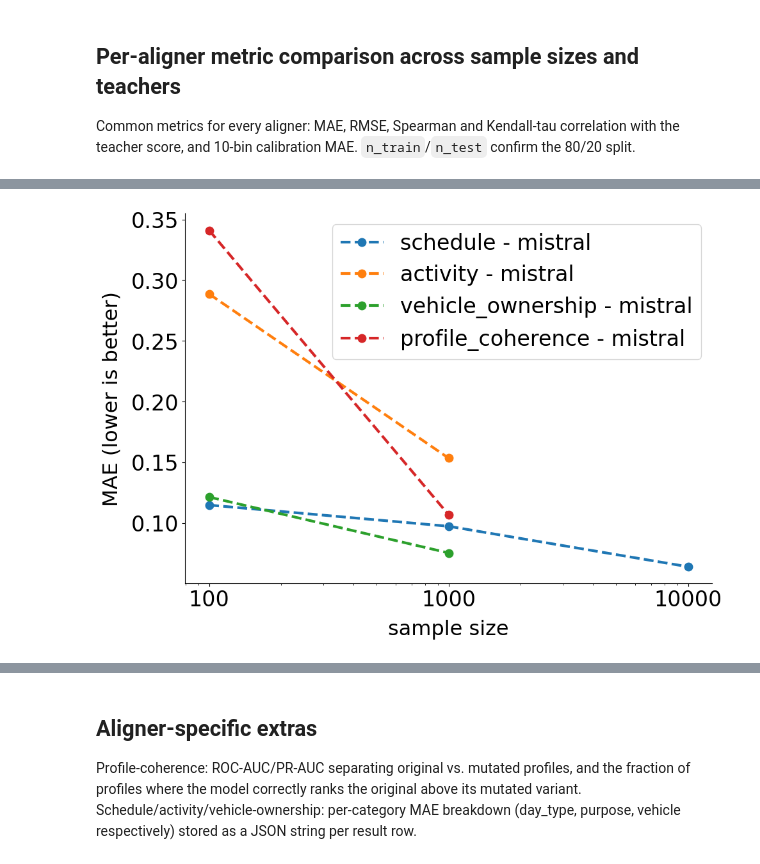
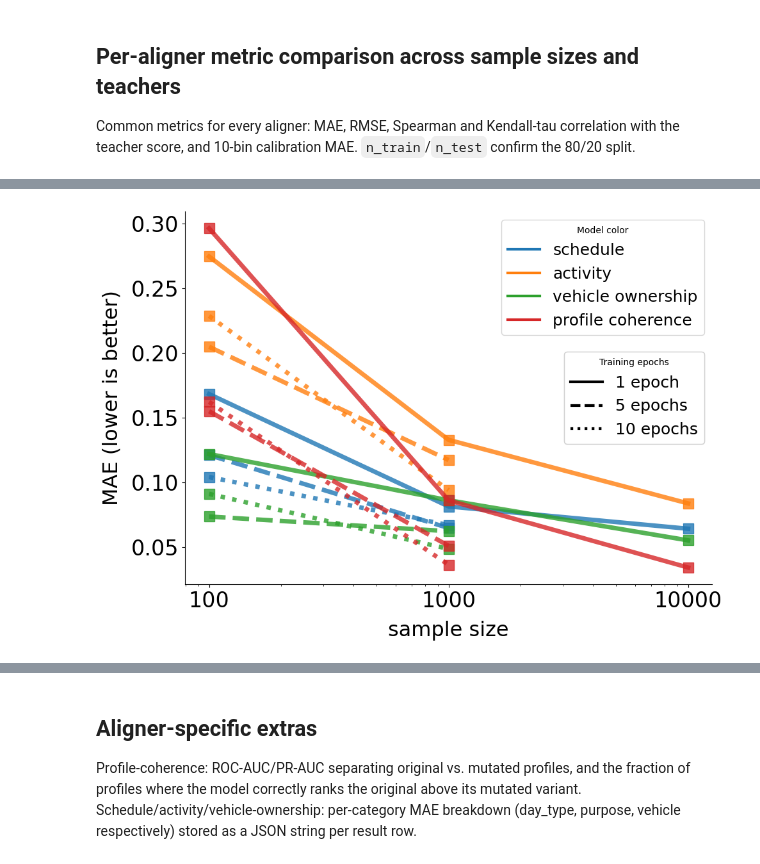
Before and after one commit to gefgu/citybehavex, a Jupyter notebook: notebooks/06_cross_reranker_evaluation/02_multi_aligner_sample_size_comparison.ipynb, the cells around one changed output, grey strips where cells are left out. Drawn from its saved outputs; the diff is of its cells as text; code cells hidden in the pictures.

Commit message:
Add CUDA epoch sweep and update evaluation notebook

```diff
--- a/notebooks/06_cross_reranker_evaluation/02_multi_aligner_sample_size_comparison.ipynb
+++ b/notebooks/06_cross_reranker_evaluation/02_multi_aligner_sample_size_comparison.ipynb
@@ -29,12 +30,14 @@ if not (repo_root / 'pyproject.toml').exists():
 
 DATA_ROOT = repo_root / 'data/eval/cross_encoders'
 RESULTS_PATH = DATA_ROOT / 'results.parquet'
+EPOCH_SWEEP_PATH = DATA_ROOT / 'epoch_sweep_mistral.parquet'
 OUTPUT_DIR = repo_root / 'notebooks/06_cross_reranker_evaluation/outputs/multi_aligner'
 OUTPUT_DIR.mkdir(parents=True, exist_ok=True)
 
 ALIGNERS = ['schedule', 'activity', 'vehicle_ownership', 'profile_coherence']
 SAMPLE_SIZES = [100, 1000, 10000]
 TEACHERS = ['qwen', 'mistral']
+PLOT_EPOCHS = [1, 5, 10]
 # %% [markdown]
 ## Coverage: which (aligner, teacher, sample_size) combos are done
 # %%
@@ -107,7 +126,7 @@ def aligner_table(aligner):
         print(f'No results yet for {aligner}.')
         return None
     table = (
-        subset.set_index(['sample_size', 'teacher'])[METRIC_COLS]
+        subset.set_index(['sample_size', 'teacher', 'epochs'])[METRIC_COLS]
         .sort_index()
     )
     return table
@@ -146,61 +224,58 @@ for aligner in ALIGNERS:
 # %%
+from matplotlib.lines import Line2D
+
+MODEL_COLORS = dict(zip(ALIGNERS, plt.rcParams['axes.prop_cycle'].by_key()['color']))
+TEACHER_MARKERS = dict(zip(TEACHERS, ['o', 's']))
+EPOCH_STYLES = {1: '-', 5: '--', 10: ':'}
+
 def plot_metric_vs_size(metric, ylabel):
-    # Create a single figure and axes (slightly larger base figure can help accommodate bigger text)
     fig, ax = plt.subplots(figsize=(10, 7))
-
-    # Grab the default matplotlib color palette
-    colors = plt.rcParams['axes.prop_cycle'].by_key()['color']
-    linestyles = ['-', '--', '-.', ':']
-
-    for i, aligner in enumerate(ALIGNERS):
-        color = colors[i % len(colors)]
+    for aligner in ALIGNERS:
         subset = results[results['aligner'] == aligner]
-
-        for j, teacher in enumerate(TEACHERS):
-            teacher_rows = subset[subset['teacher'] == teacher].sort_values('sample_size')
-            if teacher_rows.empty:
-                continue
-
-            linestyle = linestyles[j % len(linestyles)]
-
-            # Combine aligner and teacher in the label for clarity
-            label = f"{aligner} - {teacher}"
-
-            ax.plot(
-                teacher_rows['sample_size'],
-                teacher_rows[metric],
-                marker='o',
-                color=color,
-                linestyle=linestyle,
-                label=label,
-                linewidth=3,       # Make the lines thicker
-                markersize=9       # Make the markers bigger
-            )
+        for teacher in TEACHERS:
+            for epochs in PLOT_EPOCHS:
+                rows = subset[(subset['teacher'] == teacher) & (subset['epochs'] == epochs)]
+                rows = rows.sort_values('sample_size')
+                if rows.empty:
+                    continue
+                ax.plot(
+                    rows['sample_size'], rows[metric], marker=TEACHER_MARKERS[teacher],
+                    color=MODEL_COLORS[aligner], linestyle=EPOCH_STYLES[epochs],
+                    linewidth=5, markersize=12, alpha=0.8
+                )
 
     ax.set_xscale('log')
     ax.set_xticks(SAMPLE_SIZES)
     ax.set_xticklabels(SAMPLE_SIZES)
-
-    # Make axis labels bigger
     ax.set_ylabel(ylabel, fontsize=23, labelpad=10)
     ax.set_xlabel('sample size', fontsize=23, labelpad=10)
-
-    # Make tick labels bigger
     ax.tick_params(axis='both', which='major', labelsize=24)
-
-    # Remove the top and right borders (spines)
     ax.spines['top'].set_visible(False)
     ax.spines['right'].set_visible(False)
-
-    # Make the legend bigger
-    ax.legend(loc='best', fontsize=24)
-
+    color_handles = [
+        Line2D([0], [0], color=MODEL_COLORS[aligner], lw=3, label=aligner.replace('_', ' '))
+        for aligner in ALIGNERS
+    ]
+    epoch_handles = [
+        Line2D([0], [0], color='black', lw=3, linestyle=EPOCH_STYLES[epochs],
+               label=f'{epochs} epoch' + ('' if epochs == 1 else 's'))
+        for epochs in PLOT_EPOCHS
+    ]
+    teacher_handles = [
+        Line2D([0], [0], color='black', marker=TEACHER_MARKERS[teacher], linestyle='None',
+               markersize=9, label=teacher)
+        for teacher in TEACHERS
+    ]
+    color_legend = ax.legend(handles=color_handles, title='Model color', loc='best', fontsize=18)
+    ax.add_artist(color_legend)
+    epoch_legend = ax.legend(handles=epoch_handles, title='Training epochs', loc='center right', fontsize=18)
+    ax.add_artist(epoch_legend)
+    # ax.legend(handles=teacher_handles, title='Teacher marker', loc='lower right', fontsize=18)
     plt.tight_layout()
-    plt.savefig(OUTPUT_DIR / f'{metric}_vs_sample_size.png', dpi=150, bbox_inches='tight')
+    plt.savefig(OUTPUT_DIR / f'alignment_{metric}_vs_sample_size.pdf', dpi=150, bbox_inches='tight')
     plt.show()
 
-# Call your functions
 plot_metric_vs_size('mae', 'MAE (lower is better)')
-plot_metric_vs_size('spearman', 'Spearman correlation (higher is better)')
+plot_metric_vs_size('spearman', 'Spearman correlation')
 # %% [output]
-[figure, old version]
+[figure, new version]
```
Also changed, not shown: parts of 7 cells of this notebook, 3 other files.
